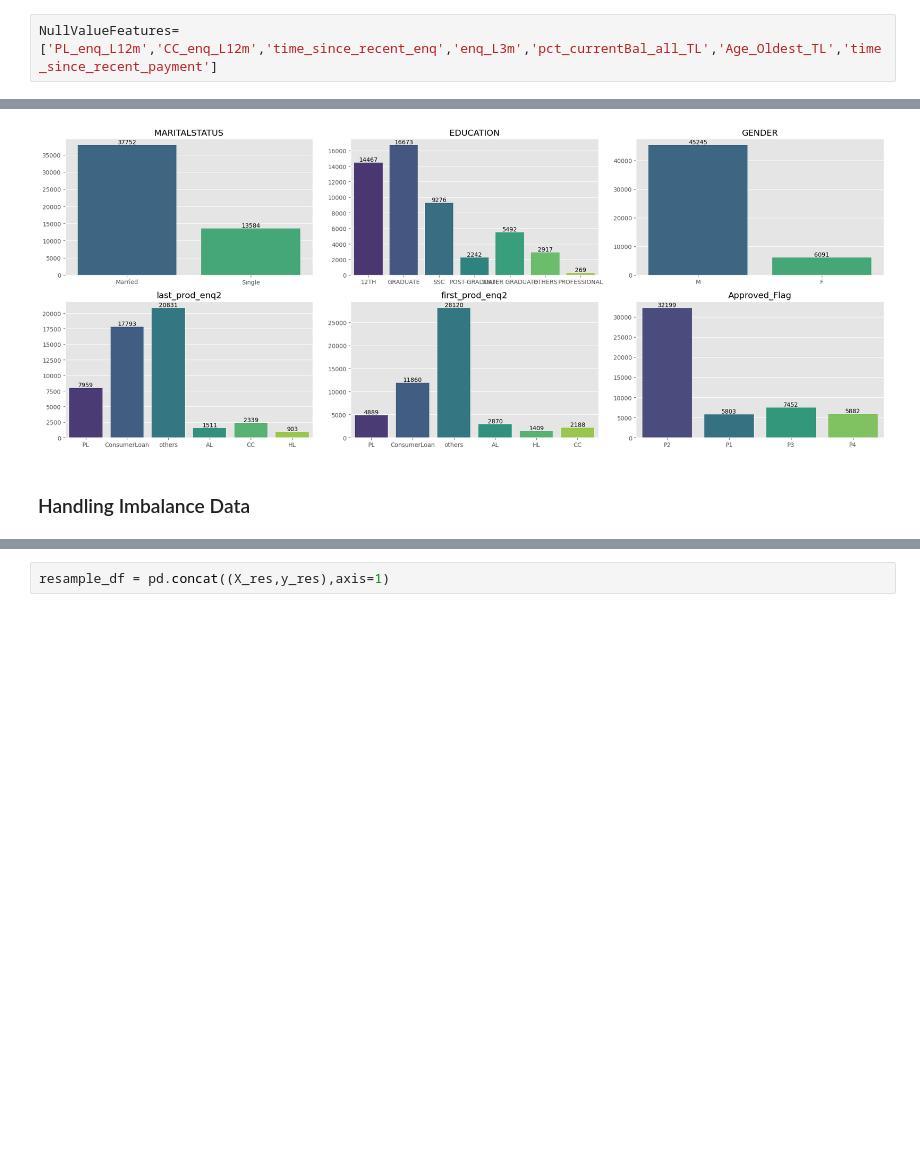
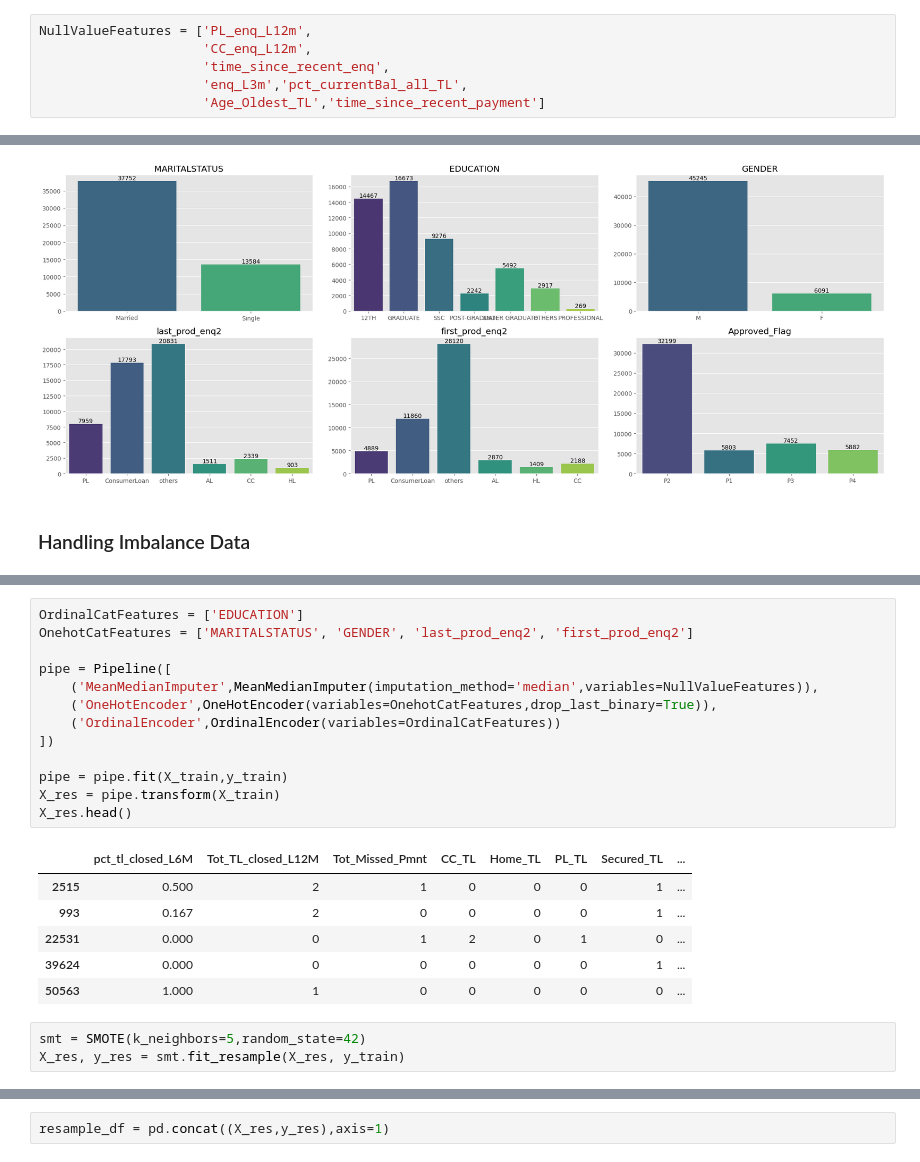
Before and after one commit to SarkarPriyanshu/DefaultedCustomerPerdiction, a Jupyter notebook: Churn_Customer_Analysis.ipynb, the cells around one changed output, grey strips where cells are left out. Drawn from its saved outputs; the diff is of its cells as text; blank space fills up the shorter version.

```diff
--- a/Churn_Customer_Analysis.ipynb
+++ b/Churn_Customer_Analysis.ipynb
@@ -575,7 +575,11 @@ showNullPercentage(df)
 # %% [markdown]
 ## Missing Data Analysis
 # %%
-NullValueFeatures= ['PL_enq_L12m','CC_enq_L12m','time_since_recent_enq','enq_L3m','pct_currentBal_all_TL','Age_Oldest_TL','time_since_recent_payment']
+NullValueFeatures = ['PL_enq_L12m',
+                     'CC_enq_L12m',
+                     'time_since_recent_enq',
+                     'enq_L3m','pct_currentBal_all_TL',
+                     'Age_Oldest_TL','time_since_recent_payment']
 # %%
 null_data = df.loc[df['PL_enq_L12m'].isna()][NullValueFeatures]
 null_data.shape
@@ -779,3 +785,26 @@ X_res, y_res = rus.fit_resample(X, y)
+# %%
+OrdinalCatFeatures = ['EDUCATION']
+OnehotCatFeatures = ['MARITALSTATUS', 'GENDER', 'last_prod_enq2', 'first_prod_enq2']
+
+pipe = Pipeline([
+    ('MeanMedianImputer',MeanMedianImputer(imputation_method='median',variables=NullValueFeatures)),
+    ('OneHotEncoder',OneHotEncoder(variables=OnehotCatFeatures,drop_last_binary=True)),
+    ('OrdinalEncoder',OrdinalEncoder(variables=OrdinalCatFeatures))
+])
+
+pipe = pipe.fit(X_train,y_train)
+X_res = pipe.transform(X_train)
+X_res.head()
+# %% [output]
+|  | pct_tl_closed_L6M | Tot_TL_closed_L12M | Tot_Missed_Pmnt | CC_TL | Home_TL | PL_TL | Secured_TL | ... |
+| 2515 | 0.500 | 2 | 1 | 0 | 0 | 0 | 1 | ... |
+| 993 | 0.167 | 2 | 0 | 0 | 0 | 0 | 1 | ... |
+| 22531 | 0.000 | 0 | 1 | 2 | 0 | 1 | 0 | ... |
+| 39624 | 0.000 | 0 | 0 | 0 | 0 | 0 | 1 | ... |
+| 50563 | 1.000 | 1 | 0 | 0 | 0 | 0 | 0 | ... |
+# %%
+smt = SMOTE(k_neighbors=5,random_state=42)
+X_res, y_res = smt.fit_resample(X_res, y_train)
 # %%
 X_res.shape,y_res.shape
 # %% [output]
```
Also changed, not shown: parts of 20 cells of this notebook.
